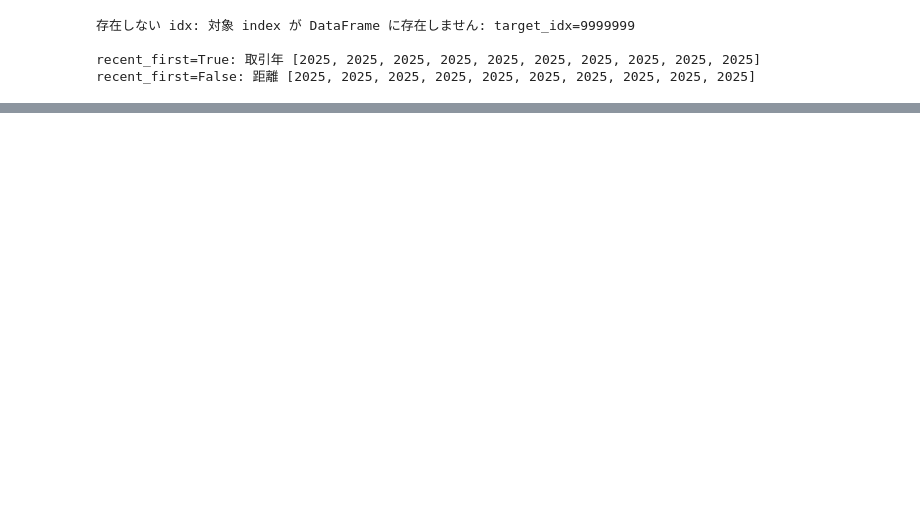
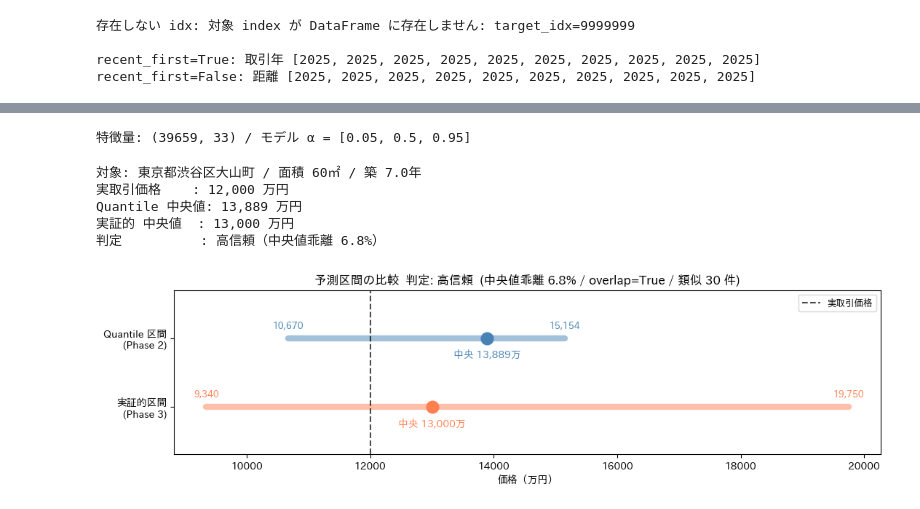
Before and after one commit to kotouharuto/House-price-forecast, a Jupyter notebook: notebooks/05_property_appraisal.ipynb, the cells around one changed output, grey strips where cells are left out. Saved outputs shown, nothing was run; the diff lists cells and outputs as text; code cells hidden in the pictures; blank space fills up the shorter version.

```diff
--- a/notebooks/05_property_appraisal.ipynb
+++ b/notebooks/05_property_appraisal.ipynb
@@ -190,0 +201,45 @@ recent_first=False: 距離 [2025, 2025, 2025, 2025, 2025, 2025, 2025, 2025, 2025
+# %%
+# Phase 3 検証: Quantile 区間（Phase 2）と実証的区間（Phase 3）を比較する
+from src.modeling.train import prepare_dataset
+from src.visualization.prediction import (
+    LOWER_COL,
+    MEDIAN_COL,
+    UPPER_COL,
+    compare_intervals,
+    empirical_interval_from_similar,
+    load_quantile_models,
+    predict_with_interval,
+)
+
+# 分位点モデル（low / med / high）をロード
+models = load_quantile_models(project_root / "models")
+
+# 学習時と同じ前処理で特徴量を用意（取引価格・取引年などは学習対象外として除外済み）
+x_all, y_all = prepare_dataset()
+print(f"特徴量: {x_all.shape} / モデル α = {sorted(models.keys())}")
+# %% [output]
+特徴量: (39659, 33) / モデル α = [0.05, 0.5, 0.95]
+# %%
+def appraise(target_idx: int, n_similar: int = 30) -> tuple[dict, dict, dict]:
+    """対象物件に Quantile 区間と実証的区間を計算し、比較結果を返す.
+
+    Returns:
+        (quantile_interval, empirical_interval, comparison) のタプル。
+    """
+    # Phase 2: Quantile Regression による予測区間（円スケール）
+    x_target = x_all.loc[[target_idx]]
+    q = predict_with_interval(models, x_target, return_yen=True).iloc[0]
+    quantile_interval = {
+        LOWER_COL: float(q[LOWER_COL]),
+        MEDIAN_COL: float(q[MEDIAN_COL]),
+        UPPER_COL: float(q[UPPER_COL]),
+    }
+
+    # Phase 3: 類似物件の実取引価格から作る実証的区間
+    # （Phase 2 の 90% 区間と揃えるため 0.05 / 0.95 を指定）
+    empirical_interval = empirical_interval_from_similar(
+        df, target_idx, n_similar=n_similar, lower_q=0.05, upper_q=0.95
+    )
+
+    comparison = compare_intervals(quantile_interval, empirical_interval)
+    return quantile_interval, empirical_interval, comparison
@@ -190,0 +289,23 @@ recent_first=False: 距離 [2025, 2025, 2025, 2025, 2025, 2025, 2025, 2025, 2025
+# %%
+# パターン A（都心の標準物件）で検証
+target_idx = target_a.index[0]
+q_iv, e_iv, cmp_result = appraise(target_idx)
+
+man = 10_000
+print(
+    f"対象: {df.loc[target_idx, '住所']} / "
+    f"面積 {df.loc[target_idx, '面積（㎡）']}㎡ / 築 {df.loc[target_idx, '築年数']}年"
+)
+print(f"実取引価格    : {df.loc[target_idx, '取引価格（総額）'] / man:,.0f} 万円")
+print(f"Quantile 中央値: {q_iv[MEDIAN_COL] / man:,.0f} 万円")
+print(f"実証的 中央値  : {e_iv[MEDIAN_COL] / man:,.0f} 万円")
+print(f"判定          : {cmp_result['flag']}（中央値乖離 {cmp_result['divergence'] * 100:.1f}%）")
+
+plot_interval_comparison(target_idx, q_iv, e_iv, cmp_result)
+# %% [output]
+対象: 東京都渋谷区大山町 / 面積 60㎡ / 築 7.0年
+実取引価格    : 12,000 万円
+Quantile 中央値: 13,889 万円
+実証的 中央値  : 13,000 万円
+判定          : 高信頼（中央値乖離 6.8%）
+[figure, added]
```
Also changed, not shown: parts of 3 cells of this notebook, 3 other files.
